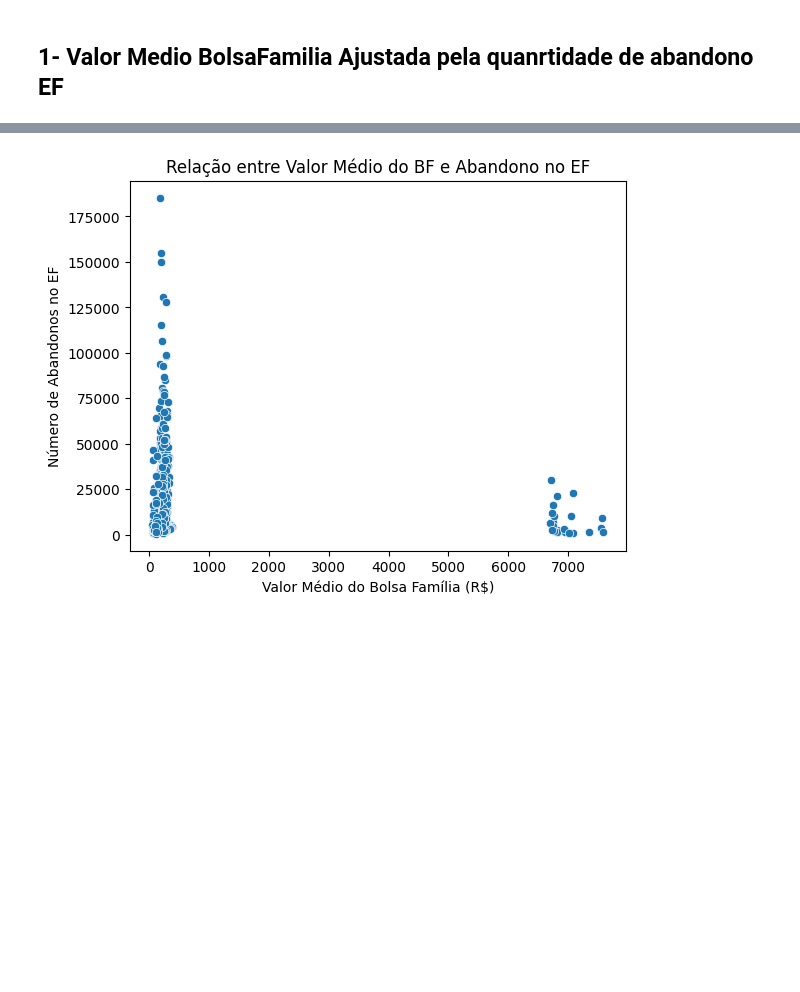
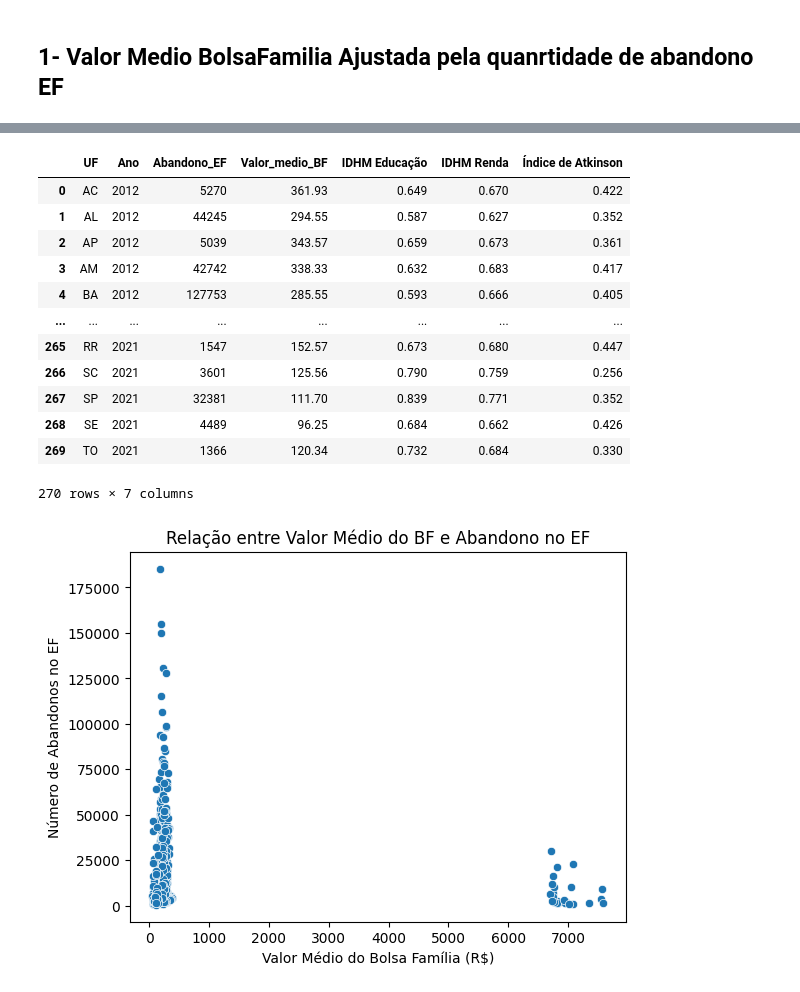
Before and after one commit to thiagodasillva/escolarData, a Jupyter notebook: Regressão.ipynb, the cells around one changed output, grey strips where cells are left out. Saved outputs shown, nothing was run; the diff lists cells and outputs as text; code cells hidden in the pictures; blank space fills up the shorter version.

```diff
--- a/Regressão.ipynb
+++ b/Regressão.ipynb
@@ -64,0 +111,15 @@ print(df_final.head())
+# %%
+INDICE_ATKINSON= df.melt(
+    id_vars=["UF"],
+    value_vars=[col for col in df.columns if "Índice de Atkinson - Renda" in col],
+    var_name="Ano",
+    value_name="Índice de Atkinson"
+)
+INDICE_ATKINSON["Ano"] = INDICE_ATKINSON["Ano"].str.extract(r'(\d{4})').astype(int)
+
+
+# Juntar os DataFrames por Estado e Ano
+df_final = pd.merge(df_final, INDICE_ATKINSON, on=["UF", "Ano"])
+
+# Verificar os primeiros registros
+print(df_final.head())
@@ -64,0 +140,16 @@ print(df_final.head())
+# %%
+
+QTD_FAMILIAS= df.melt(
+    id_vars=["UF"],
+    value_vars=[col for col in df.columns if "qtd_familias_beneficiarias_bolsa_familia_ajustado_" in col],
+    var_name="Ano",
+    value_name="QTD_FAMILIAS_BF"
+)
+QTD_FAMILIAS["Ano"] = QTD_FAMILIAS["Ano"].str.extract(r'(\d{4})').astype(int)
+
+
+# Juntar os DataFrames por Estado e Ano
+df_final = pd.merge(df_final,QTD_FAMILIAS, on=["UF", "Ano"])
+
+# Verificar os primeiros registros
+print(df_final.head())
@@ -65,3 +170,19 @@ print(df_final.head())
+# %%
+df_final
+# %% [output]
+|  | UF | Ano | Abandono_EF | Valor_medio_BF | IDHM Educação | IDHM Renda | Índice de Atkinson |
+| 0 | AC | 2012 | 5270 | 361.93 | 0.649 | 0.670 | 0.422 |
+| 1 | AL | 2012 | 44245 | 294.55 | 0.587 | 0.627 | 0.352 |
+| 2 | AP | 2012 | 5039 | 343.57 | 0.659 | 0.673 | 0.361 |
+| 3 | AM | 2012 | 42742 | 338.33 | 0.632 | 0.683 | 0.417 |
+| 4 | BA | 2012 | 127753 | 285.55 | 0.593 | 0.666 | 0.405 |
+| ... | ... | ... | ... | ... | ... | ... | ... |
+| 265 | RR | 2021 | 1547 | 152.57 | 0.673 | 0.680 | 0.447 |
+| 266 | SC | 2021 | 3601 | 125.56 | 0.790 | 0.759 | 0.256 |
+| 267 | SP | 2021 | 32381 | 111.70 | 0.839 | 0.771 | 0.352 |
+| 268 | SE | 2021 | 4489 | 96.25 | 0.684 | 0.662 | 0.426 |
+| 269 | TO | 2021 | 1366 | 120.34 | 0.732 | 0.684 | 0.330 |
+270 rows × 7 columns
 # %%
 sns.scatterplot(data=df_final, x="Valor_medio_BF", y="Abandono_EF")
 plt.title("Relação entre Valor Médio do BF e Abandono no EF")
```
Also changed, not shown: parts of 9 cells of this notebook, 2 other files.
